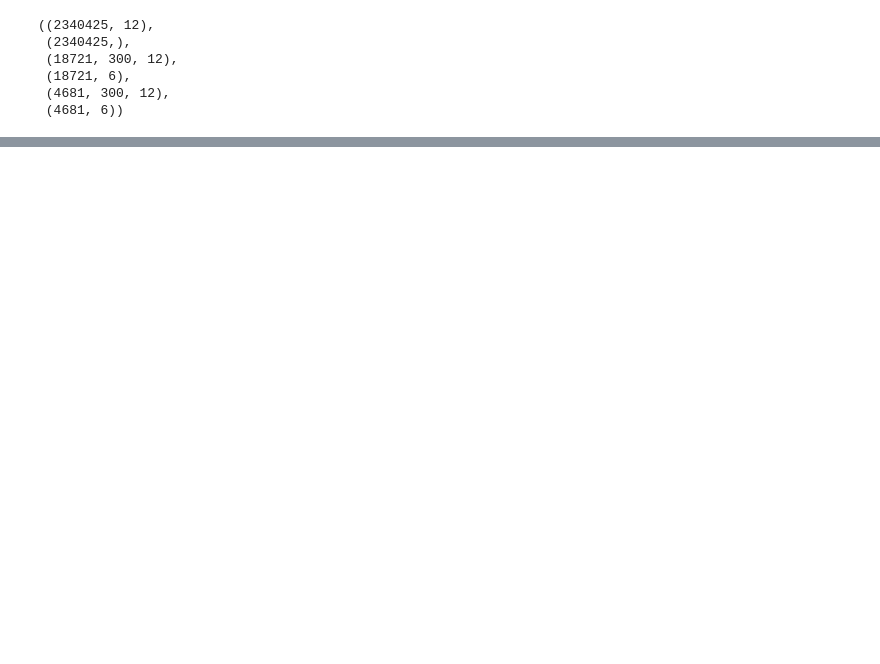
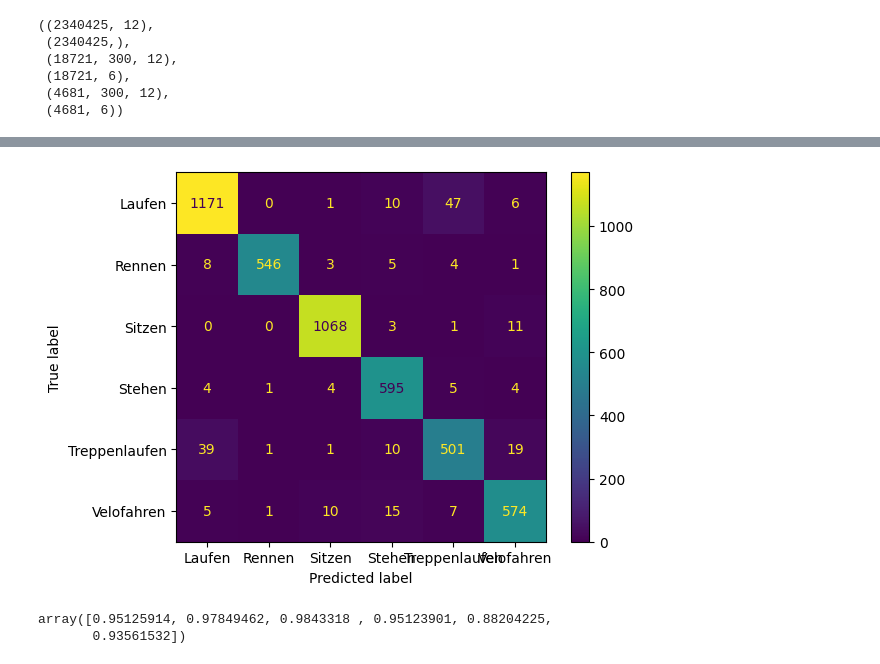
Before and after one commit to CDL1-Sensor/Sensor_Klassifikation-mit-Deep-Learning, a Jupyter notebook: DeepLearning_withTemporalSplits.ipynb, the cells around one changed output, grey strips where cells are left out. Saved outputs shown, nothing was run; the diff lists cells and outputs as text; code cells hidden in the pictures; blank space fills up the shorter version.

```diff
--- a/DeepLearning_withTemporalSplits.ipynb
+++ b/DeepLearning_withTemporalSplits.ipynb
@@ -289,0 +282,19 @@ plt.show()
+# %%
+from sklearn.metrics import confusion_matrix, ConfusionMatrixDisplay
+import matplotlib.pyplot as plt
+#for multiclass classification
+y_pred = best_model.predict(x_test)
+y_test_labels = y_test.argmax(axis=1)
+y_pred_labels = y_pred.argmax(axis=1)
+
+cm = confusion_matrix(y_test_labels, y_pred_labels)
+disp = ConfusionMatrixDisplay(confusion_matrix=cm, display_labels=le.classes_)
+# get f1 score of each class
+from sklearn.metrics import f1_score
+f1 = f1_score(y_test_labels, y_pred_labels, average=None)
+# get f1 score of each class
+
+disp.plot()
+plt.show()
+display(f1)
+# %% [output]
@@ -290,3 +302,6 @@ plt.show()
+[figure, added]
+array([0.95125914, 0.97849462, 0.9843318 , 0.95123901, 0.88204225,
+       0.93561532])
 # %%
 df_etienne = pd.read_csv("Eitenne_Messungen_Laufen.csv")
 df_etienne = df_etienne.drop(columns=["id", "user", "id_combined"])
```
Also changed, not shown: parts of 11 cells of this notebook, 5 other files.
